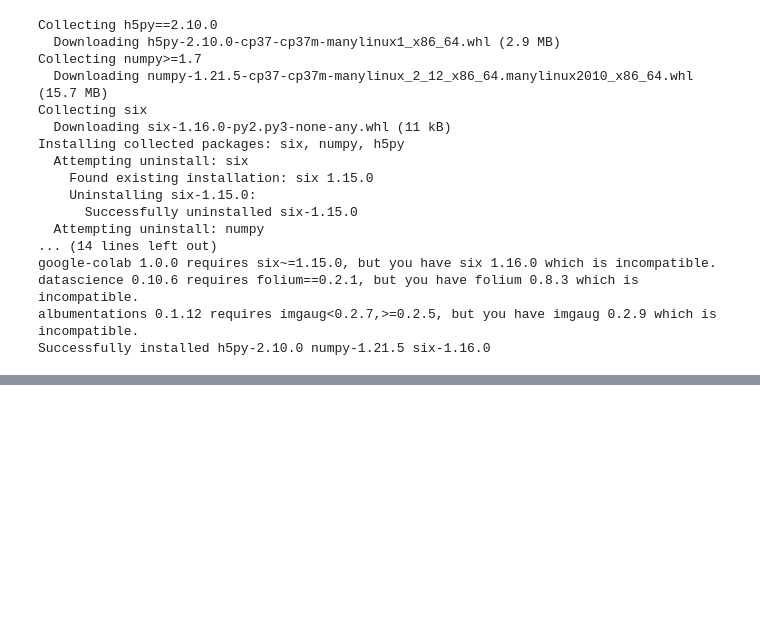
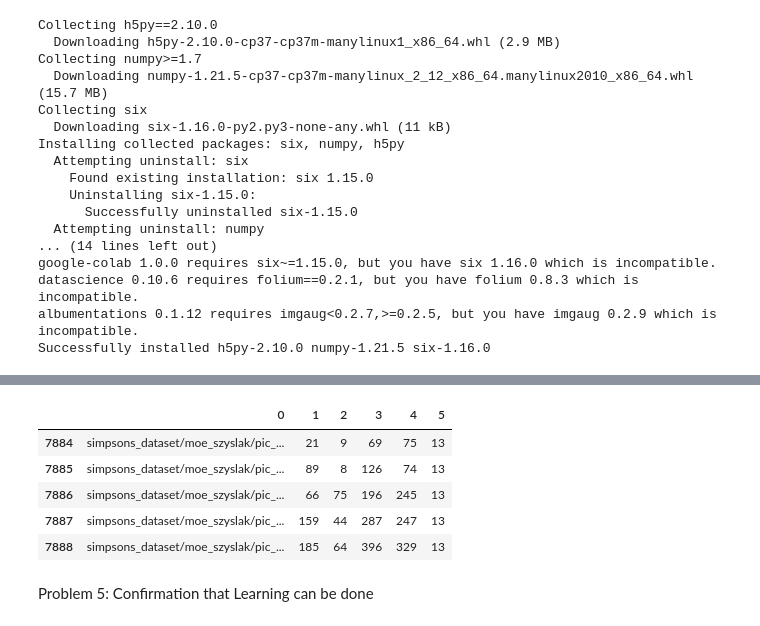
Before and after one commit to Mochismo/LearnPython, a Jupyter notebook: 34_Faster_R_CNN_&_YOLO_v3.ipynb, the cells around one changed output, grey strips where cells are left out. Saved outputs shown, nothing was run; the diff lists cells and outputs as text; code cells hidden in the pictures; blank space fills up the shorter version.

```diff
--- a/34_Faster_R_CNN_&_YOLO_v3.ipynb
+++ b/34_Faster_R_CNN_&_YOLO_v3.ipynb
@@ -234,0 +325,13 @@ WARNING:tensorflow:From /usr/local/lib/python3.7/dist-packages/keras/optimizers.
+# %%
+#Preprocessing
+from sklearn.preprocessing import LabelEncoder
+le = LabelEncoder()
+annotation_df.iloc[:,5] = le.fit_transform(annotation_df.iloc[:,5])
+annotation_df.tail()
+# %% [output]
+|  | 0 | 1 | 2 | 3 | 4 | 5 |
+| 7884 | simpsons_dataset/moe_szyslak/pic_... | 21 | 9 | 69 | 75 | 13 |
+| 7885 | simpsons_dataset/moe_szyslak/pic_... | 89 | 8 | 126 | 74 | 13 |
+| 7886 | simpsons_dataset/moe_szyslak/pic_... | 66 | 75 | 196 | 245 | 13 |
+| 7887 | simpsons_dataset/moe_szyslak/pic_... | 159 | 44 | 287 | 247 | 13 |
+| 7888 | simpsons_dataset/moe_szyslak/pic_... | 185 | 64 | 396 | 329 | 13 |
@@ -234,0 +354,2 @@ WARNING:tensorflow:From /usr/local/lib/python3.7/dist-packages/keras/optimizers.
+# %% [markdown]
+Problem 5: Confirmation that Learning can be done
```
Also changed, not shown: parts of 30 cells of this notebook.
